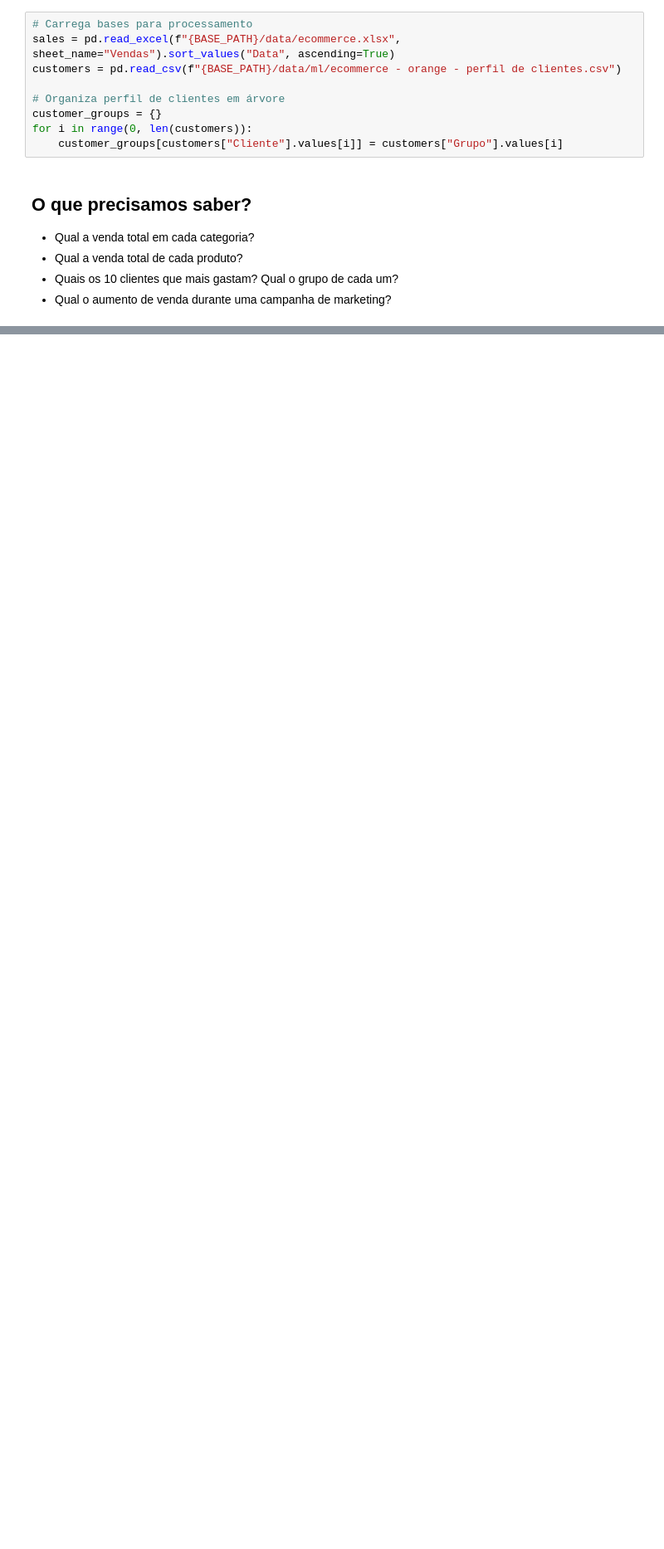
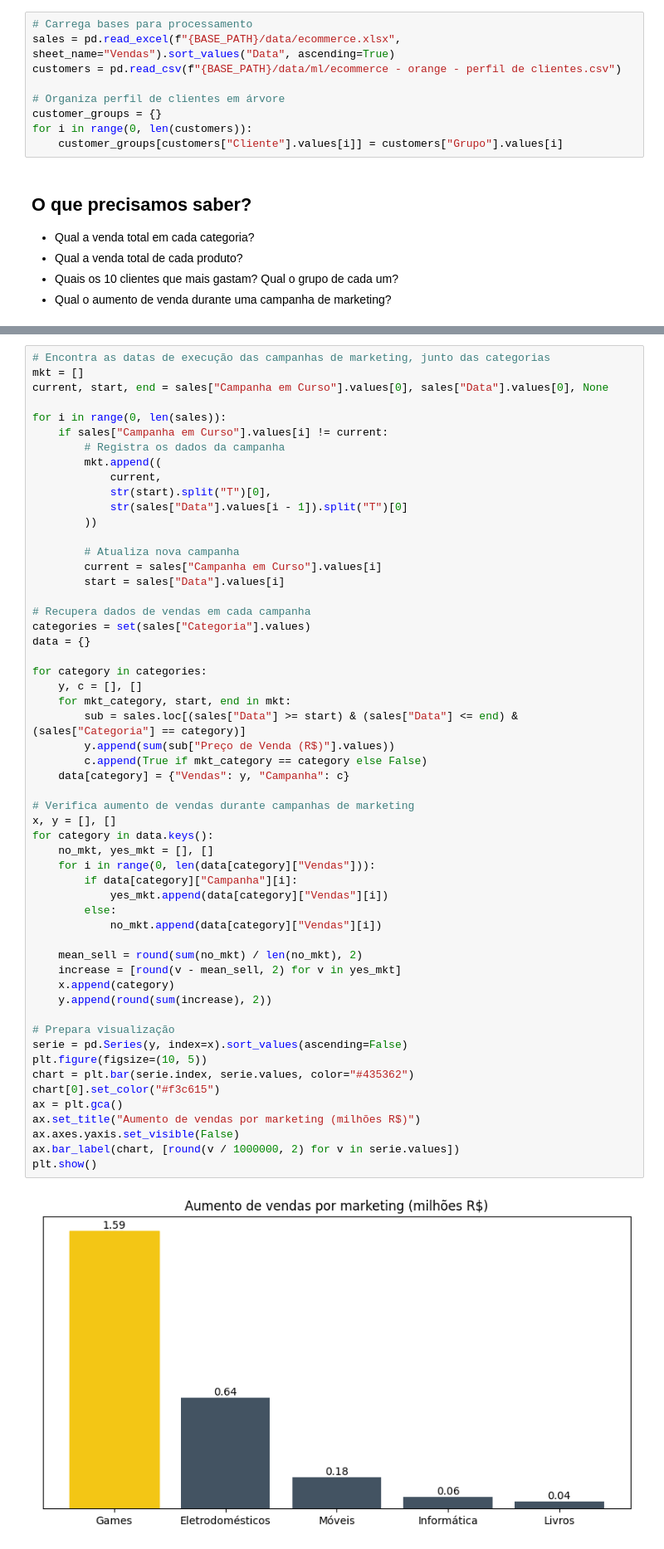
Before and after one commit to BrunoSantosPK/LaranjaLima, a Jupyter notebook: notebooks/ecommerce/analysis.ipynb, the cells around one changed output, grey strips where cells are left out. Shown: that part at 83% size. Cells and saved outputs as stored; diff of their text form; blank space fills up the shorter version.

Commit message:
inclusao da visao de aumento de vendas por meio do marketing

```diff
--- a/notebooks/ecommerce/analysis.ipynb
+++ b/notebooks/ecommerce/analysis.ipynb
@@ -24,3 +22,60 @@ categories = set(sales["Categoria"].values)
+# %%
+# Encontra as datas de execução das campanhas de marketing, junto das categorias
+mkt = []
+current, start, end = sales["Campanha em Curso"].values[0], sales["Data"].values[0], None
+
+for i in range(0, len(sales)):
+    if sales["Campanha em Curso"].values[i] != current:
+        # Registra os dados da campanha
+        mkt.append((
+            current,
+            str(start).split("T")[0],
+            str(sales["Data"].values[i - 1]).split("T")[0]
+        ))
+
+        # Atualiza nova campanha
+        current = sales["Campanha em Curso"].values[i]
+        start = sales["Data"].values[i]
+
+# Recupera dados de vendas em cada campanha
+categories = set(sales["Categoria"].values)
+data = {}
+
+for category in categories:
+    y, c = [], []
+    for mkt_category, start, end in mkt:
+        sub = sales.loc[(sales["Data"] >= start) & (sales["Data"] <= end) & (sales["Categoria"] == category)]
+        y.append(sum(sub["Preço de Venda (R$)"].values))
+        c.append(True if mkt_category == category else False)
+    data[category] = {"Vendas": y, "Campanha": c}
+
+# Verifica aumento de vendas durante campanhas de marketing
+x, y = [], []
+for category in data.keys():
+    no_mkt, yes_mkt = [], []
+    for i in range(0, len(data[category]["Vendas"])):
+        if data[category]["Campanha"][i]:
+            yes_mkt.append(data[category]["Vendas"][i])
+        else:
+            no_mkt.append(data[category]["Vendas"][i])
+
+    mean_sell = round(sum(no_mkt) / len(no_mkt), 2)
+    increase = [round(v - mean_sell, 2) for v in yes_mkt]
+    x.append(category)
+    y.append(round(sum(increase), 2))
+
+# Prepara visualização
+serie = pd.Series(y, index=x).sort_values(ascending=False)
+plt.figure(figsize=(10, 5))
+chart = plt.bar(serie.index, serie.values, color="#435362")
+chart[0].set_color("#f3c615")
+ax = plt.gca()
+ax.set_title("Aumento de vendas por marketing (milhões R$)")
+ax.axes.yaxis.set_visible(False)
+ax.bar_label(chart, [round(v / 1000000, 2) for v in serie.values])
+plt.show()
+# %% [output]
+[figure, added]
 # %%
 fig, ax = plt.subplots(3, 1, figsize=(8, 15))
 group = sales.groupby("Categoria")["Preço de Venda (R$)"].sum().sort_values(ascending=False)
```
Also changed, not shown: parts of 1 cell of this notebook.
